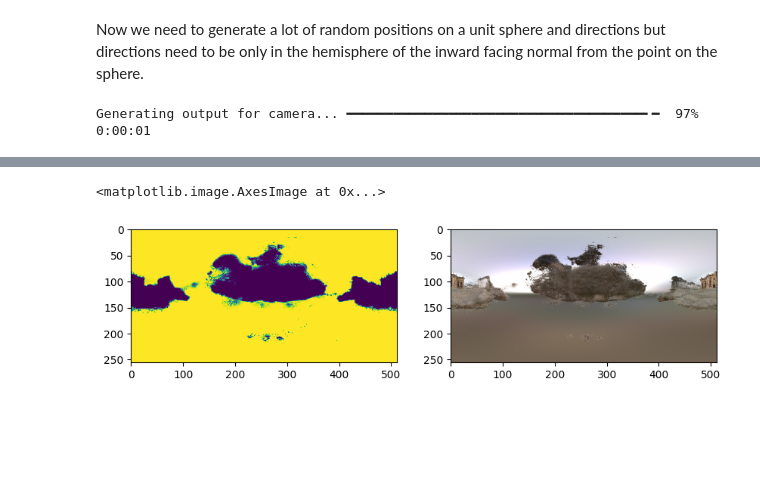
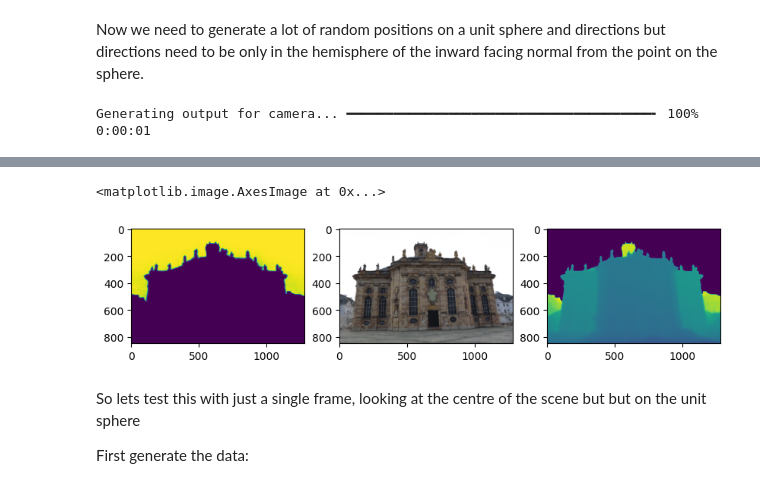
Before and after one commit to JADGardner/sdfstudio, a Jupyter notebook: notebooks/ddf.ipynb, the cells around one changed output, grey strips where cells are left out. Saved outputs shown, nothing was run; the diff lists cells and outputs as text; code cells hidden in the pictures; blank space fills up the shorter version.

Commit message:
ddf tests

```diff
--- a/notebooks/ddf.ipynb
+++ b/notebooks/ddf.ipynb
@@ -16,6 +16,8 @@ import random
 import matplotlib.pyplot as plt
 import numpy as np
 import tqdm
+import plotly.graph_objects as go
+from torch.utils.data import Dataset
 
 from nerfstudio.configs import base_config as cfg
 from nerfstudio.configs.method_configs import method_configs
@@ -26,8 +28,9 @@ from nerfstudio.field_components.field_heads import FieldHeadNames
 from nerfstudio.fields.reni_field import get_directions
 from nerfstudio.fields.reni_field import RENIField, get_directions, get_sineweight
 from nerfstudio.cameras.rays import RayBundle
+from nerfstudio.utils.images import BasicImages
 
-def make_ray_bundle_copy(ray_bundle):
+def make_ray_bundle_clone(ray_bundle):
     new_ray_bundle = RayBundle(
       origins=ray_bundle.origins.detach().clone(),
       directions=ray_bundle.directions.detach().clone(),
@@ -128,7 +131,11 @@ model.to(device)
 model.load_state_dict(model_dict)
 model.eval()
 
-image_idx_original, camera_ray_bundle_original, batch_original = datamanager.next_eval_image(1)
+image_idx_original = 1
+camera_ray_bundle_original, batch_original = datamanager.eval_dataloader.get_data_from_image_idx(image_idx_original)
+if isinstance(batch_original["image"], BasicImages):
+    batch_original["image"] = batch_original["image"].images[0]
+    camera_ray_bundle_original = camera_ray_bundle_original.reshape((*batch_original["image"].shape[:-1], 1))
 
 True # printing to hide long cell output
 # %% [output]
@@ -251,50 +281,36 @@ class DDFSDFDataset(Dataset):
     def __getitem__(self, idx):
         return self._generate_sample()
 # %%
-# camera_ray_bundle = make_ray_bundle_copy(camera_ray_bundle_original)
-# batch = make_batch_clone(batch_original)
-
-W = 512
-H = W // 2
-
-directions = get_directions(W).squeeze(0).reshape(H, W, 3).unsqueeze(2).to(device) # [H, W, 1, 3]
-# swap Y and Z axes and invert X axis
-directions = torch.stack([directions[..., 0] * -1, directions[..., 2], directions[..., 1]], dim=-1)
-
-# select only H, W worth of each element of the camera ray bundle
-camera_ray_bundle = camera_ray_bundle[:H, :W]
-camera_ray_bundle.directions = directions # [H, W, 1, 3]
-
-origins = random_points_on_unit_sphere(1, cartesian=True) # [1, 3]
-origins = origins.unsqueeze(0).unsqueeze(0).repeat(H, W, 1, 1).to(device) # [H, W, 1, 3]
-
-camera_ray_bundle.origins = origins
-
-camera_ray_bundle.directions_norm = torch.ones_like(camera_ray_bundle.directions_norm).to(device)
-
-# set all pixel areas to 1
-camera_ray_bundle.pixel_area = torch.ones_like(camera_ray_bundle.pixel_area).to(device) * 0.01
+camera_ray_bundle = make_ray_bundle_clone(camera_ray_bundle_original)
+batch = make_batch_clone(batch_original)
 
 # set all nears to 0.05
 camera_ray_bundle.nears = torch.zeros_like(camera_ray_bundle.directions_norm) + model.scene_box.near
 # set all fars to 100
 camera_ray_bundle.fars = torch.zeros_like(camera_ray_bundle.directions_norm) + model.scene_box.far
 
 model.config.eval_num_rays_per_chunk = 2048
 
 outputs = model.get_outputs_for_camera_ray_bundle(camera_ray_bundle, show_progress=True)
 
 accumulation = outputs['accumulation'].cpu().detach().numpy()
 visibiltiy = 1.0 - accumulation
 rgb = outputs['rgb'].cpu().detach().numpy()
+depth = outputs['depth'].cpu().detach().numpy()
+depth = depth * (outputs['accumulation'] > 0.7).float().cpu().detach().numpy()
 
 # plot both in the same figure
-fig, ax = plt.subplots(1, 2, figsize=(10, 5))
+fig, ax = plt.subplots(1, 3, figsize=(10, 5))
 ax[0].imshow(visibiltiy)
 ax[1].imshow(rgb)
+ax[2].imshow(depth)
 # %% [output]
-Generating output for camera... ━━━━━━━━━━━━━━━━━━━━━━━━━━━━━━━━━━━━━━╸━  97% 0:00:01
+Generating output for camera... ━━━━━━━━━━━━━━━━━━━━━━━━━━━━━━━━━━━━━━━╸ 100% 0:00:01
 [interactive output not drawn]
 [interactive output not drawn]
 <matplotlib.image.AxesImage at 0x...>
-[figure, old version]
+[figure, new version]
+# %% [markdown]
+So lets test this with just a single frame, looking at the centre of the scene but but on the unit sphere
+
+First generate the data:
```
Also changed, not shown: parts of 18 cells of this notebook, 2 other files.
